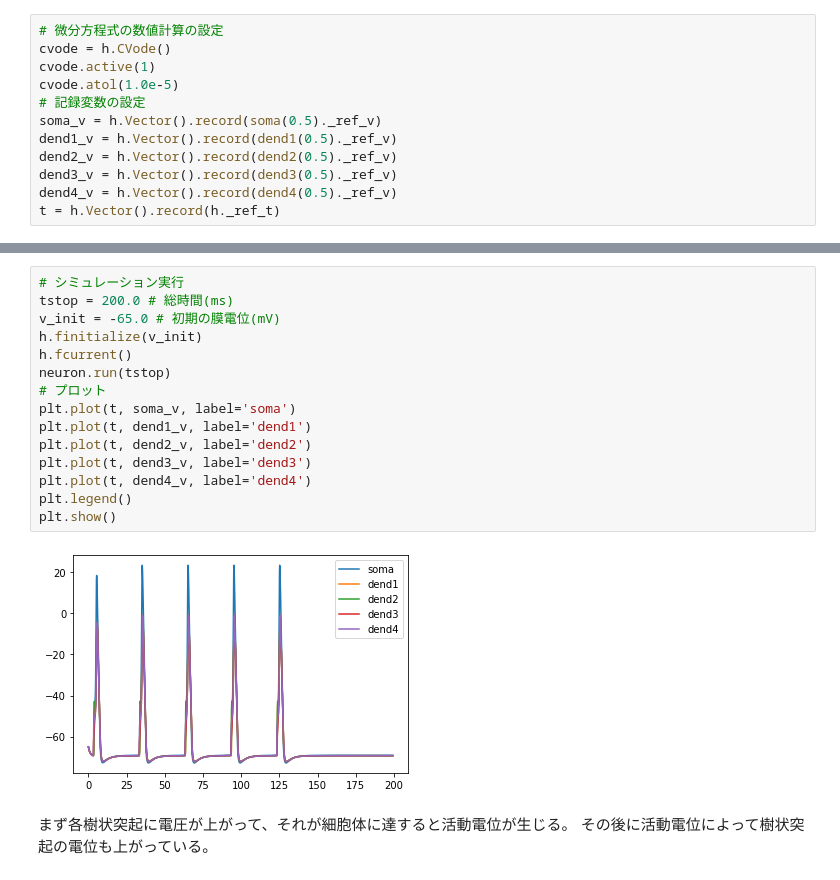
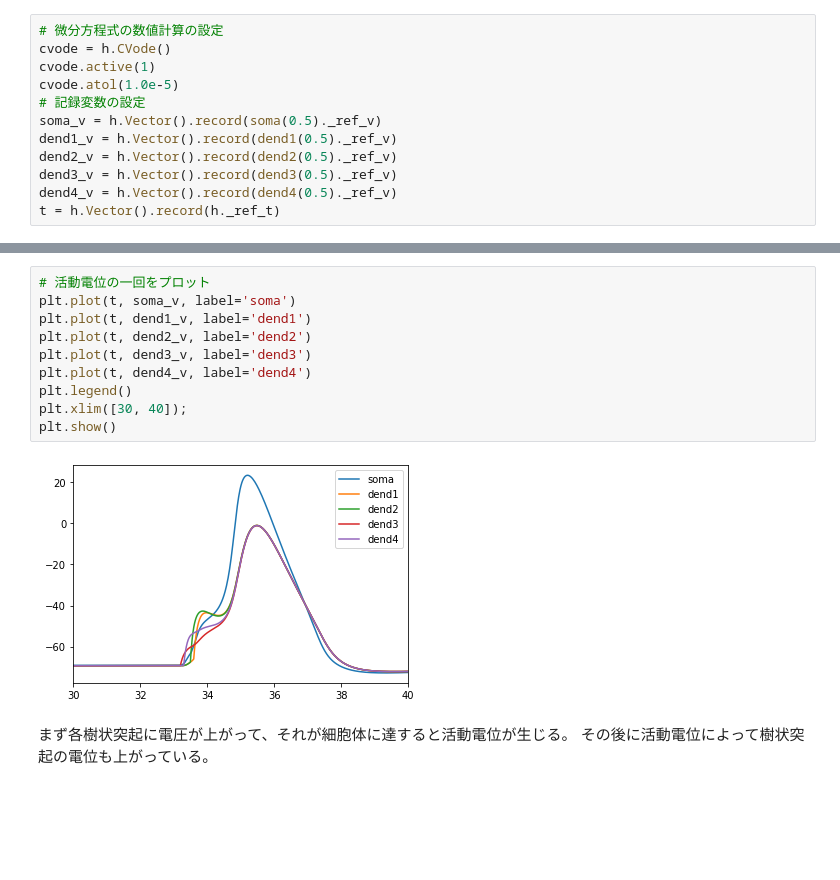
Before and after one commit to atakehiro/Neural_Simulator-Colab, a Jupyter notebook: NEURON1.ipynb, the cells around one changed output, grey strips where cells are left out. Drawn from its saved outputs; the diff is of its cells as text; blank space fills up the shorter version.

```diff
--- a/NEURON1.ipynb
+++ b/NEURON1.ipynb
@@ -182,20 +185,15 @@ plt.show()
 # %%
-# シミュレーション実行
-tstop = 200.0 # 総時間(ms)
-v_init = -65.0 # 初期の膜電位(mV)
-h.finitialize(v_init)
-h.fcurrent()
-neuron.run(tstop)
-# プロット
+# 活動電位の一回をプロット
 plt.plot(t, soma_v, label='soma')
 plt.plot(t, dend1_v, label='dend1')
 plt.plot(t, dend2_v, label='dend2')
 plt.plot(t, dend3_v, label='dend3')
 plt.plot(t, dend4_v, label='dend4')
 plt.legend()
+plt.xlim([30, 40]);
 plt.show()
 # %% [output]
-[figure, old version]
+[figure, new version]
 # %% [markdown]
 まず各樹状突起に電圧が上がって、それが細胞体に達すると活動電位が生じる。
 その後に活動電位によって樹状突起の電位も上がっている。
```
Also changed, not shown: parts of 4 cells of this notebook.
